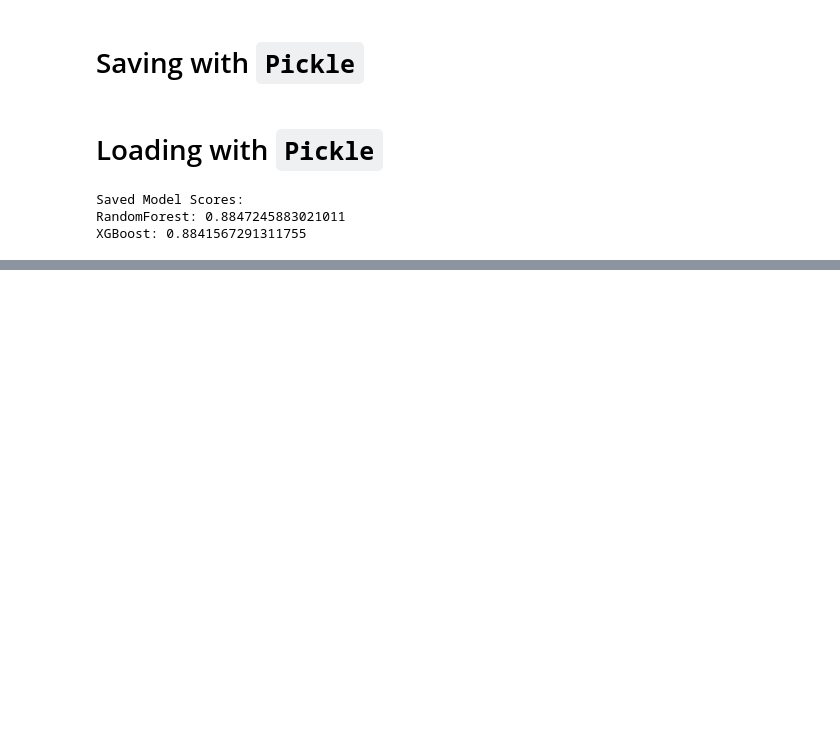
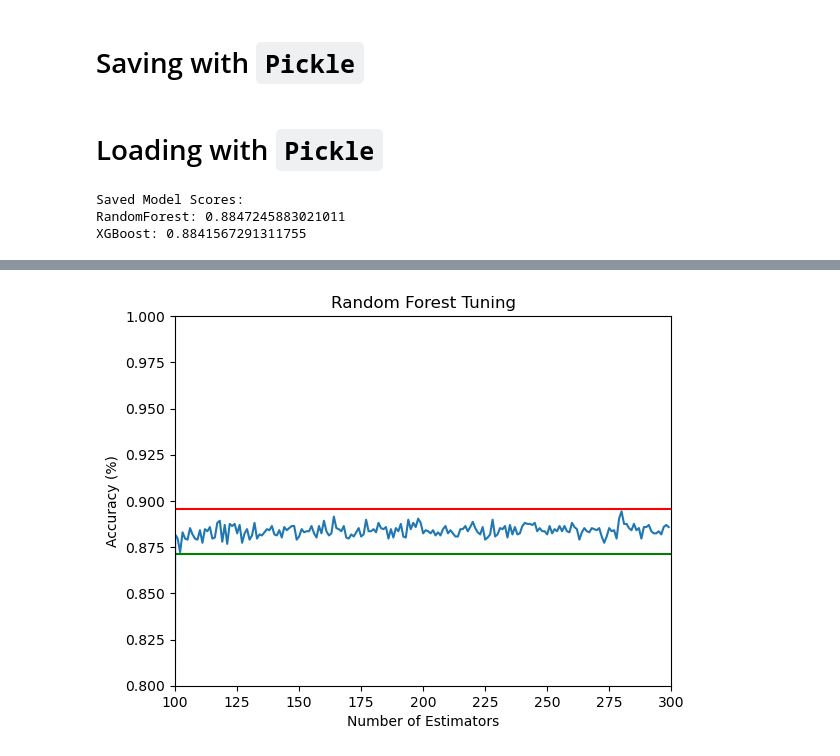
Before and after one commit to leowheeler1/project4main, a Jupyter notebook: mlmodels/trees.ipynb, the cells around one changed output, grey strips where cells are left out. Drawn from its saved outputs; the diff is of its cells as text; code cells hidden in the pictures; blank space fills up the shorter version.

Commit message:
another round of tuning for good measure

```diff
--- a/mlmodels/trees.ipynb
+++ b/mlmodels/trees.ipynb
@@ -191,3 +191,29 @@ print(f'XGBoost: {accuracy_score(ytest_mod, result2)}')
 Saved Model Scores:
 RandomForest: 0.8847245883021011
 XGBoost: 0.8841567291311755
+# %%
+def rfTuner2(X_train, y_train, X_test, y_test, epochs=100):
+    print('Initializing Tuner...')
+    accout = [0 for k in range(epochs)]
+    estout = [0 for k in range(epochs)]
+    best_acc = 0 # tracking highest accuracy
+    start = time.time() # timing
+    for i in range(epochs): # user-defined loop length
+        if i < 100:
+            pass
+        else:
+            model = RandomForestClassifier(n_estimators=i+1) # changing estimators
+            model.fit(X_train, y_train)
+            preds = model.predict(X_test)
+            acc = accuracy_score(y_test, preds)
+            accout[i] = acc
+            estout[i] = i+1
+            print(f'model complete: {i}', end='\r')
+            if acc > best_acc: # updating highest accuracy
+                print(f'New best Accuracy! Model {i}')
+                print(f'{round(acc*100,2)}%')
+                best_acc = acc
+    print(f'Total runtime: {(time.time() - start)/60} minutes')
+    return accout, estout
+# %%
+accout, estout = rfTuner2(X_train, y_train, X_test, y_test, epochs=300)
@@ -193,0 +241,13 @@ XGBoost: 0.8841567291311755
+# %%
+plt.plot(
+    accout
+)
+plt.axis([100,300,0.8,1])
+plt.xlabel('Number of Estimators')
+plt.ylabel('Accuracy (%)')
+plt.title('Random Forest Tuning')
+plt.axhline(max(accout)+0.001, c='r')
+plt.axhline(min(accout[100:])-0.001, c='g')
+plt.show()
+# %% [output]
+[figure, added]
```
Also changed, not shown: parts of 2 cells of this notebook, 1 other file.
